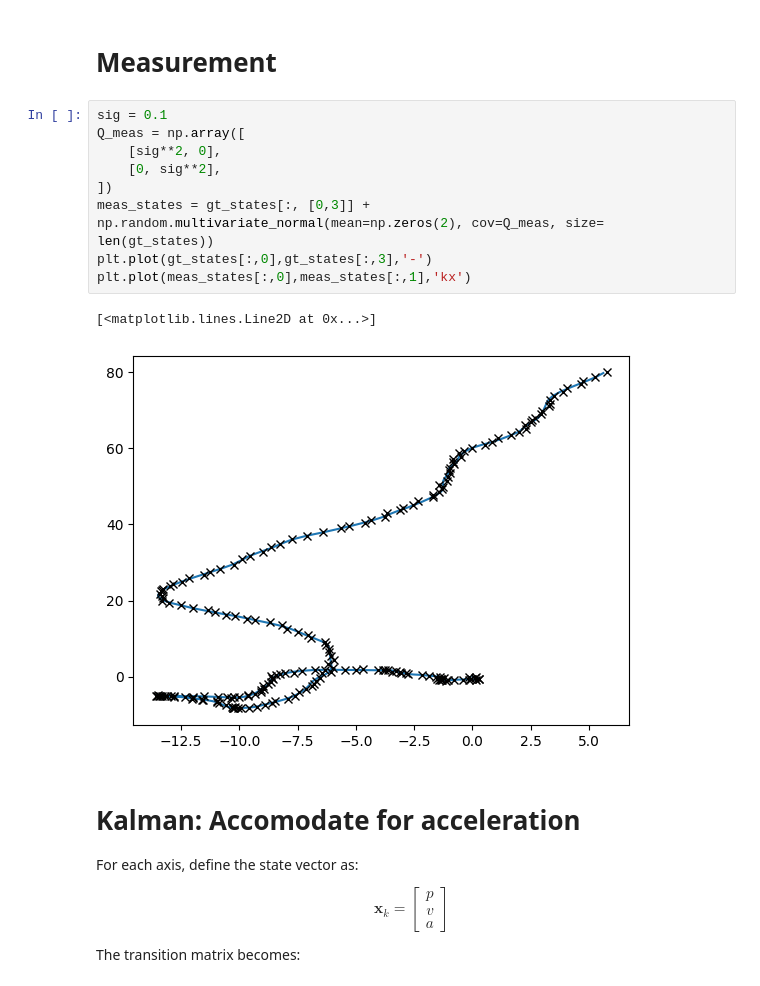
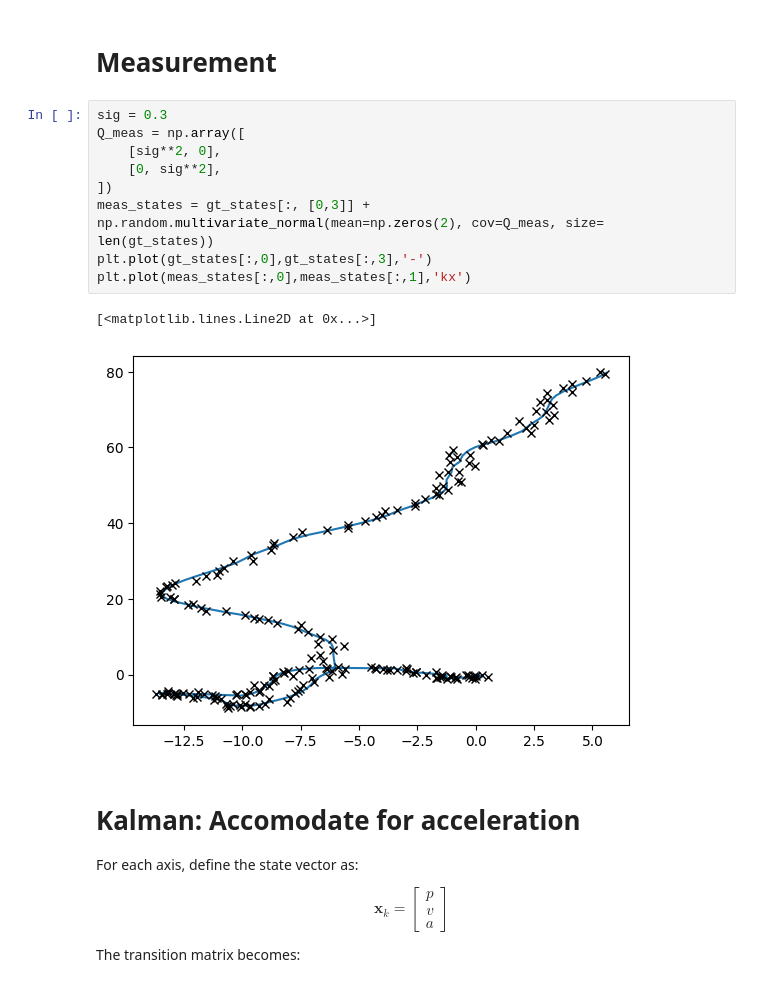
Before and after one commit to raculver/studious-fortnight, a Jupyter notebook: soup/02_BasicKalman_WithAcceleration.ipynb, the cells around one changed output. Saved outputs shown, nothing was run; the diff lists cells and outputs as text.

```diff
--- a/soup/02_BasicKalman_WithAcceleration.ipynb
+++ b/soup/02_BasicKalman_WithAcceleration.ipynb
@@ -55,17 +55,17 @@ plt.plot(gt_states[:,0],gt_states[:,3],'-')
 # %% [markdown]
 # Measurement
 # %%
-sig = 0.1
+sig = 0.3
 Q_meas = np.array([
     [sig**2, 0],
     [0, sig**2],
 ])
 meas_states = gt_states[:, [0,3]] + np.random.multivariate_normal(mean=np.zeros(2), cov=Q_meas, size= len(gt_states))
 plt.plot(gt_states[:,0],gt_states[:,3],'-')
 plt.plot(meas_states[:,0],meas_states[:,1],'kx')
 # %% [output]
 [<matplotlib.lines.Line2D at 0x...>]
-[figure, old version]
+[figure, new version]
 # %% [markdown]
 # Kalman: Accomodate for acceleration
 
```
Also changed, not shown: parts of 3 cells of this notebook, 2 other files.
